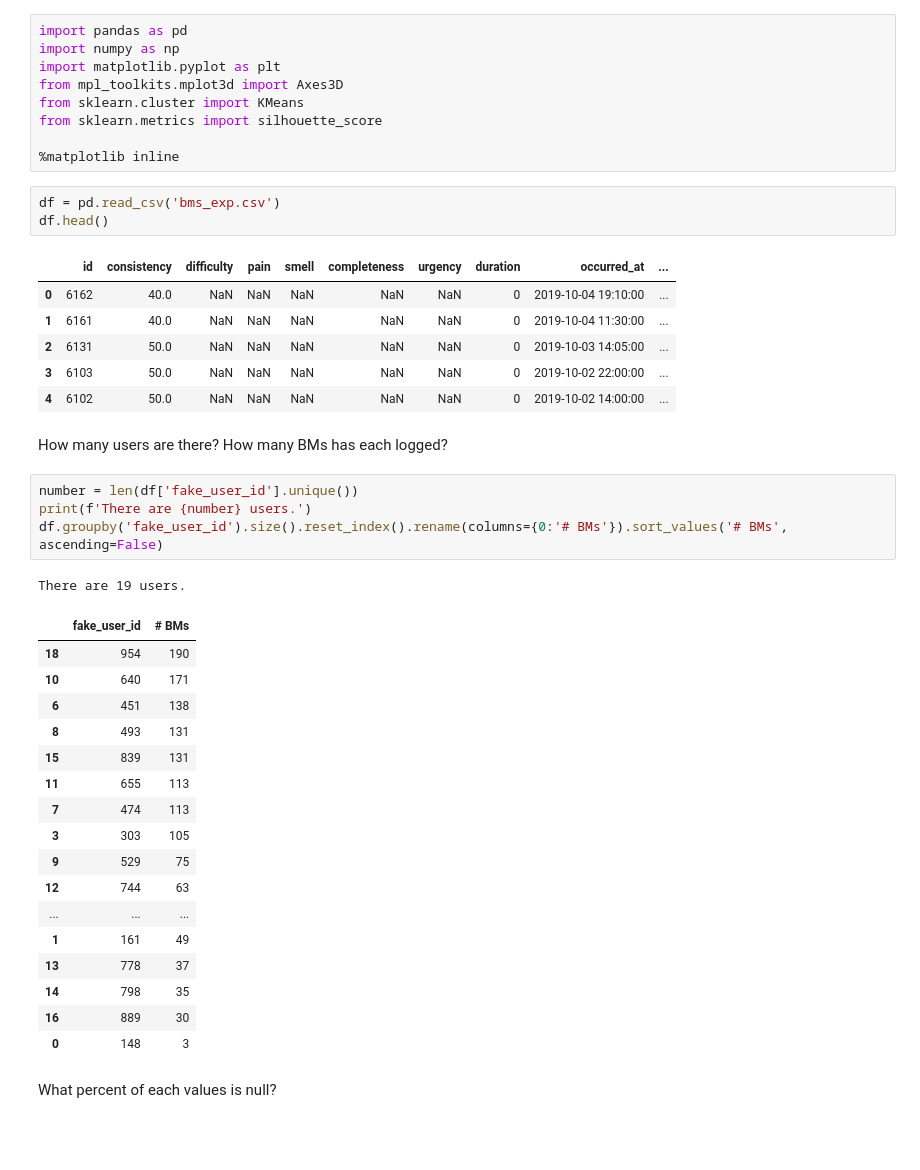
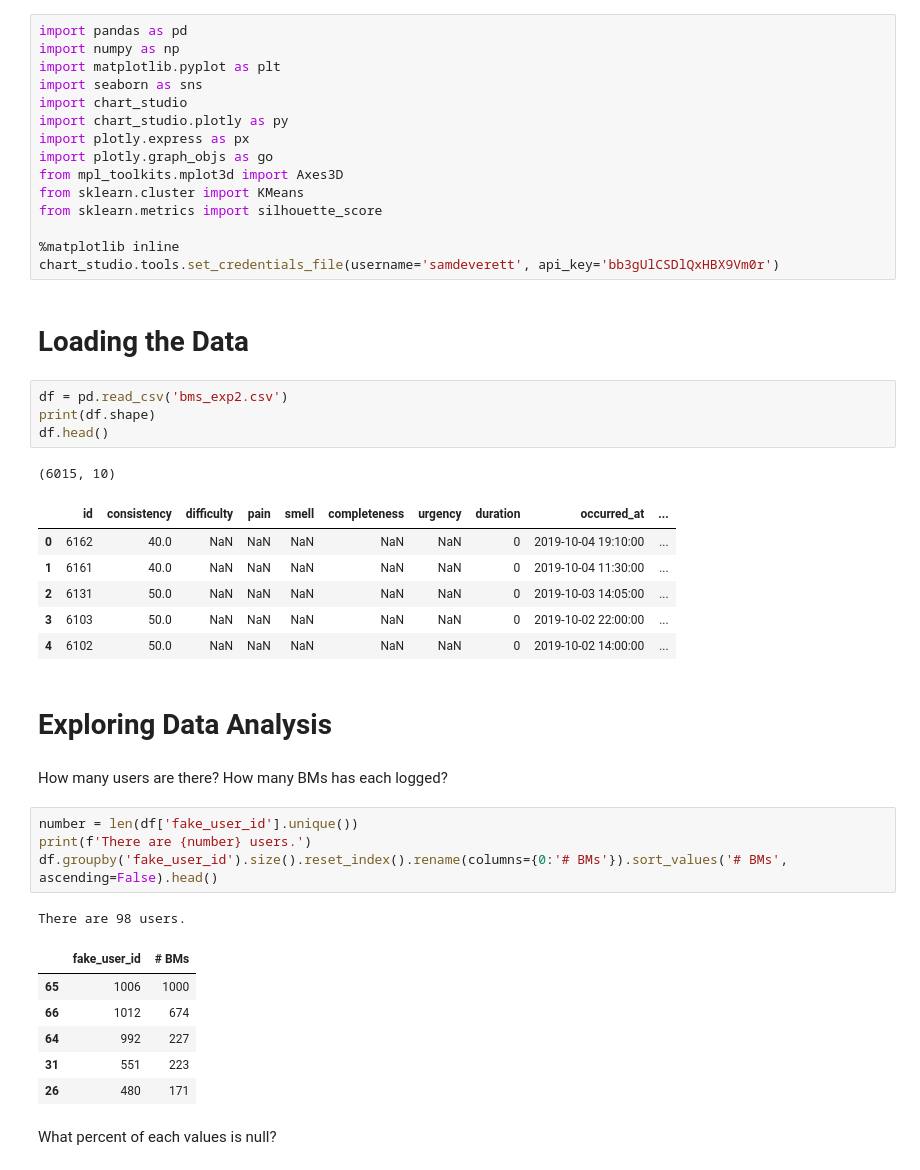
Before and after one commit to samdeverett/Dieta-User-Clustering, a Jupyter notebook: BMs.ipynb, the cells around one changed output. Saved outputs shown, nothing was run; the diff lists cells and outputs as text; blank space fills up the shorter version.

```diff
--- a/BMs.ipynb
+++ b/BMs.ipynb
@@ -2,46 +2,47 @@
 import pandas as pd
 import numpy as np
 import matplotlib.pyplot as plt
+import seaborn as sns
+import chart_studio
+import chart_studio.plotly as py
+import plotly.express as px
+import plotly.graph_objs as go
 from mpl_toolkits.mplot3d import Axes3D
 from sklearn.cluster import KMeans
 from sklearn.metrics import silhouette_score
 
 %matplotlib inline
+chart_studio.tools.set_credentials_file(username='samdeverett', api_key='bb3gUlCSDlQxHBX9Vm0r')
+# %% [markdown]
+# Loading the Data
 # %%
-df = pd.read_csv('bms_exp.csv')
+df = pd.read_csv('bms_exp2.csv')
+print(df.shape)
 df.head()
 # %% [output]
+(6015, 10)
 |  | id | consistency | difficulty | pain | smell | completeness | urgency | duration | occurred_at | ... |
 | 0 | 6162 | 40.0 | NaN | NaN | NaN | NaN | NaN | 0 | 2019-10-04 19:10:00 | ... |
 | 1 | 6161 | 40.0 | NaN | NaN | NaN | NaN | NaN | 0 | 2019-10-04 11:30:00 | ... |
 | 2 | 6131 | 50.0 | NaN | NaN | NaN | NaN | NaN | 0 | 2019-10-03 14:05:00 | ... |
 | 3 | 6103 | 50.0 | NaN | NaN | NaN | NaN | NaN | 0 | 2019-10-02 22:00:00 | ... |
 | 4 | 6102 | 50.0 | NaN | NaN | NaN | NaN | NaN | 0 | 2019-10-02 14:00:00 | ... |
+# %% [markdown]
+# Exploring Data Analysis
 # %% [markdown]
 How many users are there? How many BMs has each logged?
 # %%
 number = len(df['fake_user_id'].unique())
 print(f'There are {number} users.')
-df.groupby('fake_user_id').size().reset_index().rename(columns={0:'# BMs'}).sort_values('# BMs', ascending=False)
+df.groupby('fake_user_id').size().reset_index().rename(columns={0:'# BMs'}).sort_values('# BMs', ascending=False).head()
 # %% [output]
-There are 19 users.
+There are 98 users.
 |  | fake_user_id | # BMs |
-| 18 | 954 | 190 |
-| 10 | 640 | 171 |
-| 6 | 451 | 138 |
-| 8 | 493 | 131 |
-| 15 | 839 | 131 |
-| 11 | 655 | 113 |
-| 7 | 474 | 113 |
-| 3 | 303 | 105 |
-| 9 | 529 | 75 |
-| 12 | 744 | 63 |
-| ... | ... | ... |
-| 1 | 161 | 49 |
-| 13 | 778 | 37 |
-| 14 | 798 | 35 |
-| 16 | 889 | 30 |
-| 0 | 148 | 3 |
+| 65 | 1006 | 1000 |
+| 66 | 1012 | 674 |
+| 64 | 992 | 227 |
+| 31 | 551 | 223 |
+| 26 | 480 | 171 |
 # %% [markdown]
 What percent of each values is null?
 # %%
```
Also changed, not shown: parts of 76 cells of this notebook.
